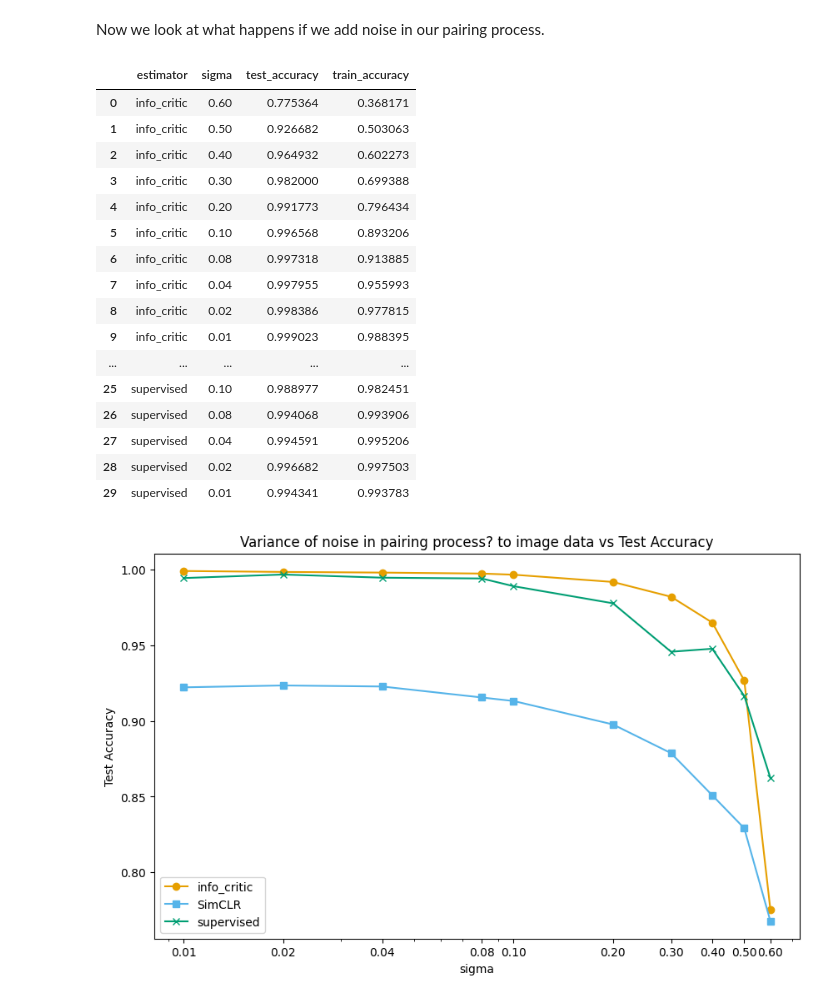
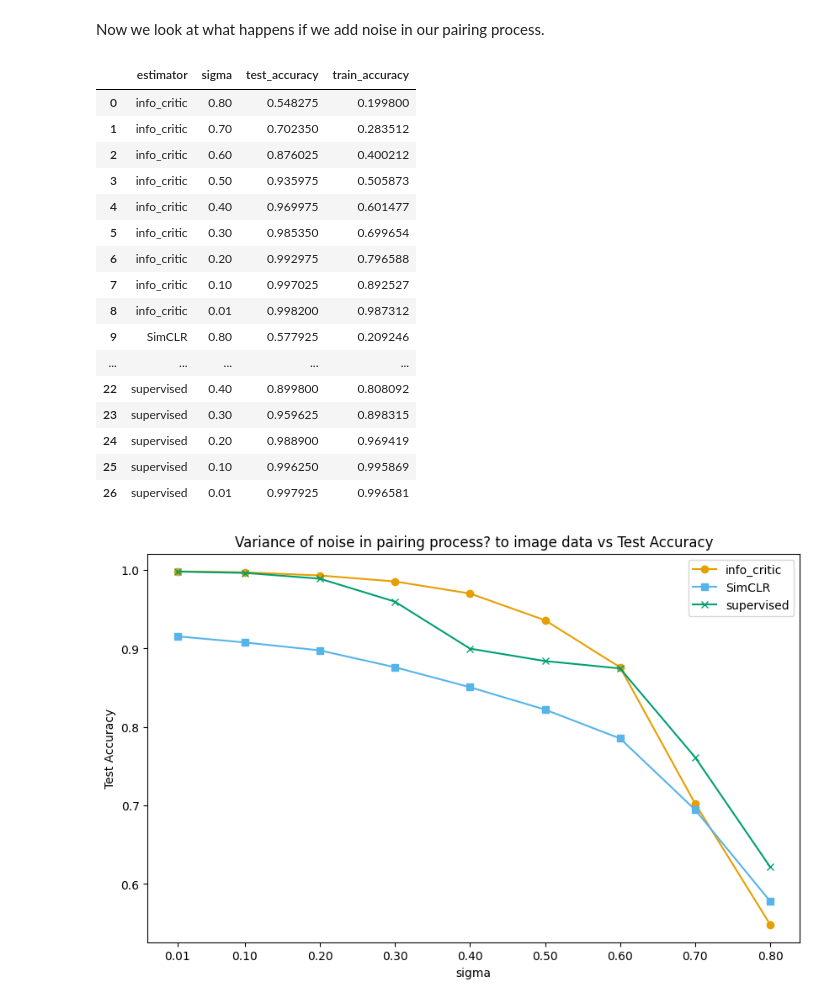
Before and after one commit to h-0-0/info_rank, a Jupyter notebook: notebooks/written_spoken.ipynb, the cells around one changed output. Drawn from its saved outputs; the diff is of its cells as text; code cells hidden in the pictures.

Commit message:
Tweaking plotting

```diff
--- a/notebooks/written_spoken.ipynb
+++ b/notebooks/written_spoken.ipynb
@@ -437,37 +443,34 @@ Now we look at what happens if we add noise in our pairing process.
 csv_saver = get_csv_saver(params = None, root_dir = '../results')
 
 comparing_dim = [
-    {'benchmark': 'written_spoken_digits_noisy_pairing', 'model': 'FusionModel', 'est': 'info_critic', 'sigma': 0.60},
-    {'benchmark': 'written_spoken_digits_noisy_pairing', 'model': 'FusionModel', 'est': 'info_critic', 'sigma': 0.50},
+    {'benchmark': 'written_spoken_digits_noisy_pairing', 'model': 'FusionModel', 'est': 'info_critic', 'sigma': 0.80},
+    {'benchmark': 'written_spoken_digits_noisy_pairing', 'model': 'FusionModel', 'est': 'info_critic', 'sigma': 0.70},
+    {'benchmark': 'written_spoken_digits_noisy_pairing', 'model': 'FusionModel', 'est': 'info_critic', 'sigma': 0.6},
+    {'benchmark': 'written_spoken_digits_noisy_pairing', 'model': 'FusionModel', 'est': 'info_critic', 'sigma': 0.5},
     {'benchmark': 'written_spoken_digits_noisy_pairing', 'model': 'FusionModel', 'est': 'info_critic', 'sigma': 0.4},
     {'benchmark': 'written_spoken_digits_noisy_pairing', 'model': 'FusionModel', 'est': 'info_critic', 'sigma': 0.3},
     {'benchmark': 'written_spoken_digits_noisy_pairing', 'model': 'FusionModel', 'est': 'info_critic', 'sigma': 0.2},
     {'benchmark': 'written_spoken_digits_noisy_pairing', 'model': 'FusionModel', 'est': 'info_critic', 'sigma': 0.1},
-    {'benchmark': 'written_spoken_digits_noisy_pairing', 'model': 'FusionModel', 'est': 'info_critic', 'sigma': 0.08},
-    {'benchmark': 'written_spoken_digits_noisy_pairing', 'model': 'FusionModel', 'est': 'info_critic', 'sigma': 0.04},
-    {'benchmark': 'written_spoken_digits_noisy_pairing', 'model': 'FusionModel', 'est': 'info_critic', 'sigma': 0.02},
     {'benchmark': 'written_spoken_digits_noisy_pairing', 'model': 'FusionModel', 'est': 'info_critic', 'sigma': 0.01},
 
-    {'benchmark': 'written_spoken_digits_noisy_pairing', 'model': 'FusionModel', 'est' : 'SimCLR', 'sigma': 0.60},
-    {'benchmark': 'written_spoken_digits_noisy_pairing', 'model': 'FusionModel', 'est' : 'SimCLR', 'sigma': 0.50},
+    {'benchmark': 'written_spoken_digits_noisy_pairing', 'model': 'FusionModel', 'est' : 'SimCLR', 'sigma': 0.80},
+    {'benchmark': 'written_spoken_digits_noisy_pairing', 'model': 'FusionModel', 'est' : 'SimCLR', 'sigma': 0.70},
+    {'benchmark': 'written_spoken_digits_noisy_pairing', 'model': 'FusionModel', 'est' : 'SimCLR', 'sigma': 0.6},
+    {'benchmark': 'written_spoken_digits_noisy_pairing', 'model': 'FusionModel', 'est' : 'SimCLR', 'sigma': 0.5},
     {'benchmark': 'written_spoken_digits_noisy_pairing', 'model': 'FusionModel', 'est' : 'SimCLR', 'sigma': 0.4},
     {'benchmark': 'written_spoken_digits_noisy_pairing', 'model': 'FusionModel', 'est' : 'SimCLR', 'sigma': 0.3},
     {'benchmark': 'written_spoken_digits_noisy_pairing', 'model': 'FusionModel', 'est' : 'SimCLR', 'sigma': 0.2},
     {'benchmark': 'written_spoken_digits_noisy_pairing', 'model': 'FusionModel', 'est' : 'SimCLR', 'sigma': 0.1},
-    {'benchmark': 'written_spoken_digits_noisy_pairing', 'model': 'FusionModel', 'est' : 'SimCLR', 'sigma': 0.08},
-    {'benchmark': 'written_spoken_digits_noisy_pairing', 'model': 'FusionModel', 'est' : 'SimCLR', 'sigma': 0.04},
-    {'benchmark': 'written_spoken_digits_noisy_pairing', 'model': 'FusionModel', 'est' : 'SimCLR', 'sigma': 0.02},
     {'benchmark': 'written_spoken_digits_noisy_pairing', 'model': 'FusionModel', 'est' : 'SimCLR', 'sigma': 0.01},
 
-    {'benchmark': 'written_spoken_digits_noisy_pairing', 'model': 'FusionModel', 'est': 'supervised', 'sigma': 0.60},
-    {'benchmark': 'written_spoken_digits_noisy_pairing', 'model': 'FusionModel', 'est': 'supervised', 'sigma': 0.50},
+    {'benchmark': 'written_spoken_digits_noisy_pairing', 'model': 'FusionModel', 'est': 'supervised', 'sigma': 0.80},
+    {'benchmark': 'written_spoken_digits_noisy_pairing', 'model': 'FusionModel', 'est': 'supervised', 'sigma': 0.70},
+    {'benchmark': 'written_spoken_digits_noisy_pairing', 'model': 'FusionModel', 'est': 'supervised', 'sigma': 0.6},
+    {'benchmark': 'written_spoken_digits_noisy_pairing', 'model': 'FusionModel', 'est': 'supervised', 'sigma': 0.5},
     {'benchmark': 'written_spoken_digits_noisy_pairing', 'model': 'FusionModel', 'est': 'supervised', 'sigma': 0.4},
     {'benchmark': 'written_spoken_digits_noisy_pairing', 'model': 'FusionModel', 'est': 'supervised', 'sigma': 0.3},
     {'benchmark': 'written_spoken_digits_noisy_pairing', 'model': 'FusionModel', 'est': 'supervised', 'sigma': 0.2},
     {'benchmark': 'written_spoken_digits_noisy_pairing', 'model': 'FusionModel', 'est': 'supervised', 'sigma': 0.1},
-    {'benchmark': 'written_spoken_digits_noisy_pairing', 'model': 'FusionModel', 'est': 'supervised', 'sigma': 0.08},
-    {'benchmark': 'written_spoken_digits_noisy_pairing', 'model': 'FusionModel', 'est': 'supervised', 'sigma': 0.04},
-    {'benchmark': 'written_spoken_digits_noisy_pairing', 'model': 'FusionModel', 'est': 'supervised', 'sigma': 0.02},
     {'benchmark': 'written_spoken_digits_noisy_pairing', 'model': 'FusionModel', 'est': 'supervised', 'sigma': 0.01},
 ]
 
@@ -481,47 +484,47 @@ for config in comparing_dim:
         'test_accuracy': test_acc,
         'train_accuracy': train_acc,
     })
 
 dim_df = pd.DataFrame(dim_results)
 
 # Display the results
 display(dim_df)
 
 
 # Create plot of output dimension vs test accuracy with each estimator as a line
 import matplotlib.pyplot as plt
 import matplotlib
 fig, ax = plt.subplots(figsize=(10, 6))
 markers = ['-o', '-s', '-x']
 okabe_ito_colors = ['#E69F00', '#56B4E9', '#009E73', '#F0E442',
                     '#0072B2', '#D55E00', '#CC79A7']
 for i, est in enumerate(dim_df['estimator'].unique()):
     df = dim_df[dim_df['estimator'] == est]
     ax.plot(df['sigma'], df['test_accuracy'], markers[i], label=est, color=okabe_ito_colors[i])
 ax.set_xlabel('sigma')
 ax.set_ylabel('Test Accuracy')
 ax.set_title('Variance of noise in pairing process? to image data vs Test Accuracy')
-ax.set_xscale('log')
+# ax.set_xscale('log')
 ax.set_xticks(dim_df['sigma'].unique())
 ax.get_xaxis().set_major_formatter(matplotlib.ticker.ScalarFormatter())
 ax.legend()
 plt.show()
 # %% [output]
 |  | estimator | sigma | test_accuracy | train_accuracy |
-| 0 | info_critic | 0.60 | 0.775364 | 0.368171 |
-| 1 | info_critic | 0.50 | 0.926682 | 0.503063 |
-| 2 | info_critic | 0.40 | 0.964932 | 0.602273 |
-| 3 | info_critic | 0.30 | 0.982000 | 0.699388 |
-| 4 | info_critic | 0.20 | 0.991773 | 0.796434 |
-| 5 | info_critic | 0.10 | 0.996568 | 0.893206 |
-| 6 | info_critic | 0.08 | 0.997318 | 0.913885 |
-| 7 | info_critic | 0.04 | 0.997955 | 0.955993 |
-| 8 | info_critic | 0.02 | 0.998386 | 0.977815 |
-| 9 | info_critic | 0.01 | 0.999023 | 0.988395 |
+| 0 | info_critic | 0.80 | 0.548275 | 0.199800 |
+| 1 | info_critic | 0.70 | 0.702350 | 0.283512 |
+| 2 | info_critic | 0.60 | 0.876025 | 0.400212 |
+| 3 | info_critic | 0.50 | 0.935975 | 0.505873 |
+| 4 | info_critic | 0.40 | 0.969975 | 0.601477 |
+| 5 | info_critic | 0.30 | 0.985350 | 0.699654 |
+| 6 | info_critic | 0.20 | 0.992975 | 0.796588 |
+| 7 | info_critic | 0.10 | 0.997025 | 0.892527 |
+| 8 | info_critic | 0.01 | 0.998200 | 0.987312 |
+| 9 | SimCLR | 0.80 | 0.577925 | 0.209246 |
 | ... | ... | ... | ... | ... |
-| 25 | supervised | 0.10 | 0.988977 | 0.982451 |
-| 26 | supervised | 0.08 | 0.994068 | 0.993906 |
-| 27 | supervised | 0.04 | 0.994591 | 0.995206 |
-| 28 | supervised | 0.02 | 0.996682 | 0.997503 |
-| 29 | supervised | 0.01 | 0.994341 | 0.993783 |
+| 22 | supervised | 0.40 | 0.899800 | 0.808092 |
+| 23 | supervised | 0.30 | 0.959625 | 0.898315 |
+| 24 | supervised | 0.20 | 0.988900 | 0.969419 |
+| 25 | supervised | 0.10 | 0.996250 | 0.995869 |
+| 26 | supervised | 0.01 | 0.997925 | 0.996581 |
-[figure, old version]
+[figure, new version]
```
Also changed, not shown: parts of 6 cells of this notebook.
